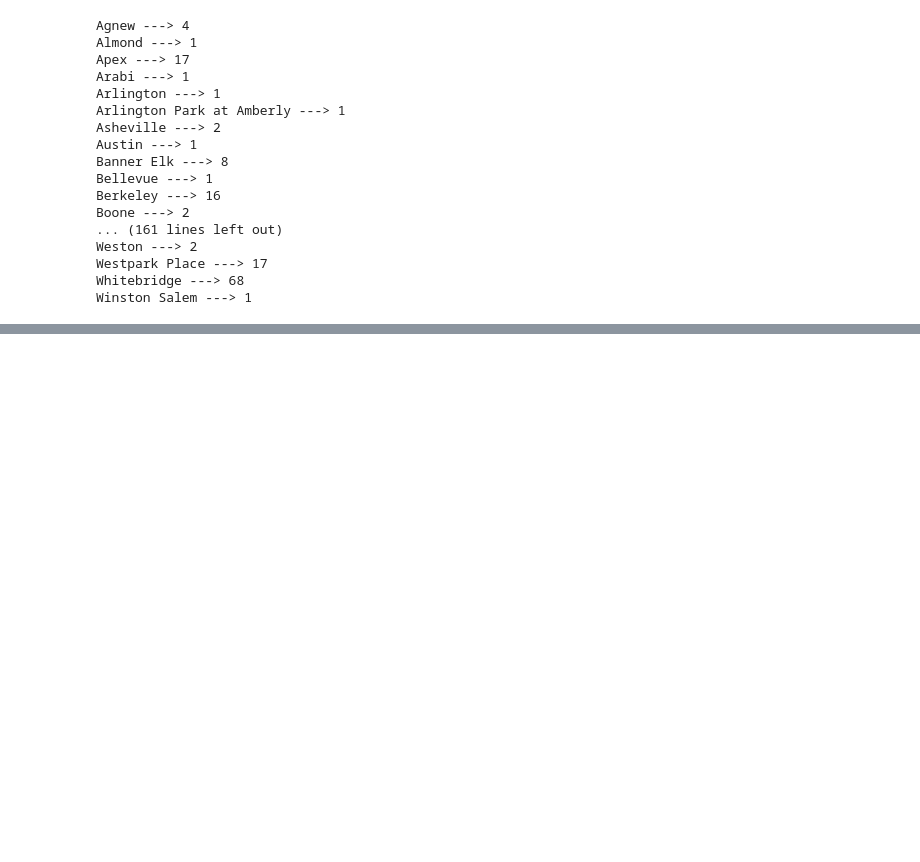
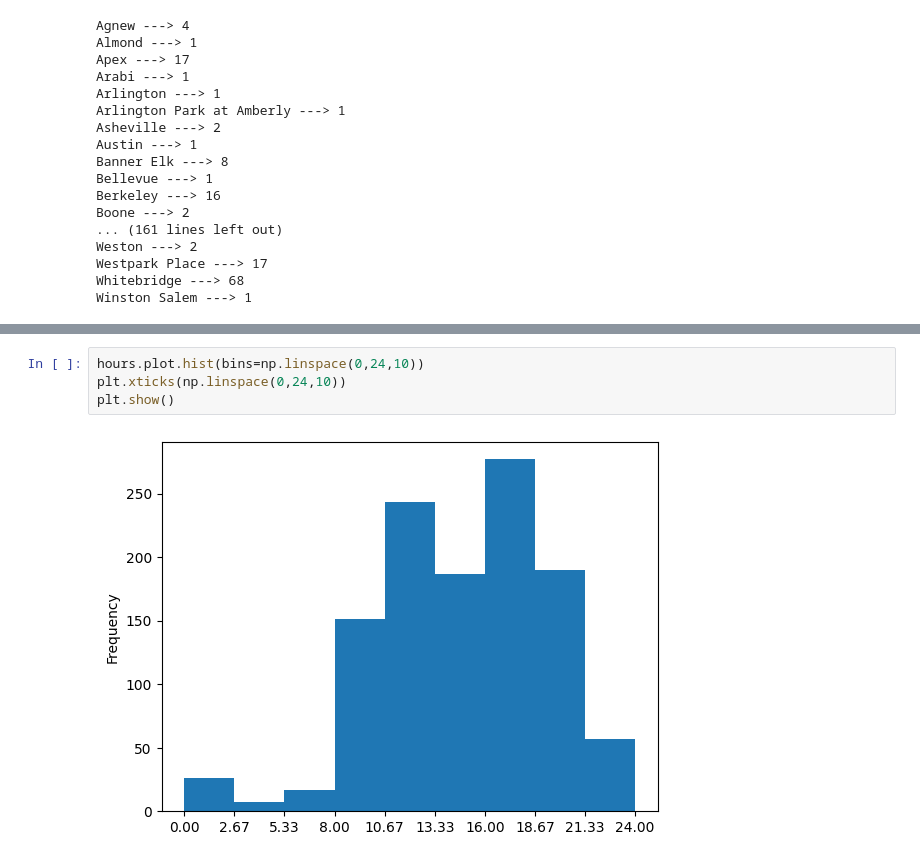
Before and after one commit to gtksolutionstraining/CodinGrad-FDS-4-Datascience, a Jupyter notebook: AnalyticalThinking.ipynb, the cells around one changed output, grey strips where cells are left out. Drawn from its saved outputs; the diff is of its cells as text; blank space fills up the shorter version.

```diff
--- a/AnalyticalThinking.ipynb
+++ b/AnalyticalThinking.ipynb
@@ -158,0 +377,6 @@ array([False, False, False, ..., False, False, False])
+# %%
+hours.plot.hist(bins=np.linspace(0,24,10))
+plt.xticks(np.linspace(0,24,10))
+plt.show()
+# %% [output]
+[figure, added]
```
Also changed, not shown: parts of 24 cells of this notebook.
